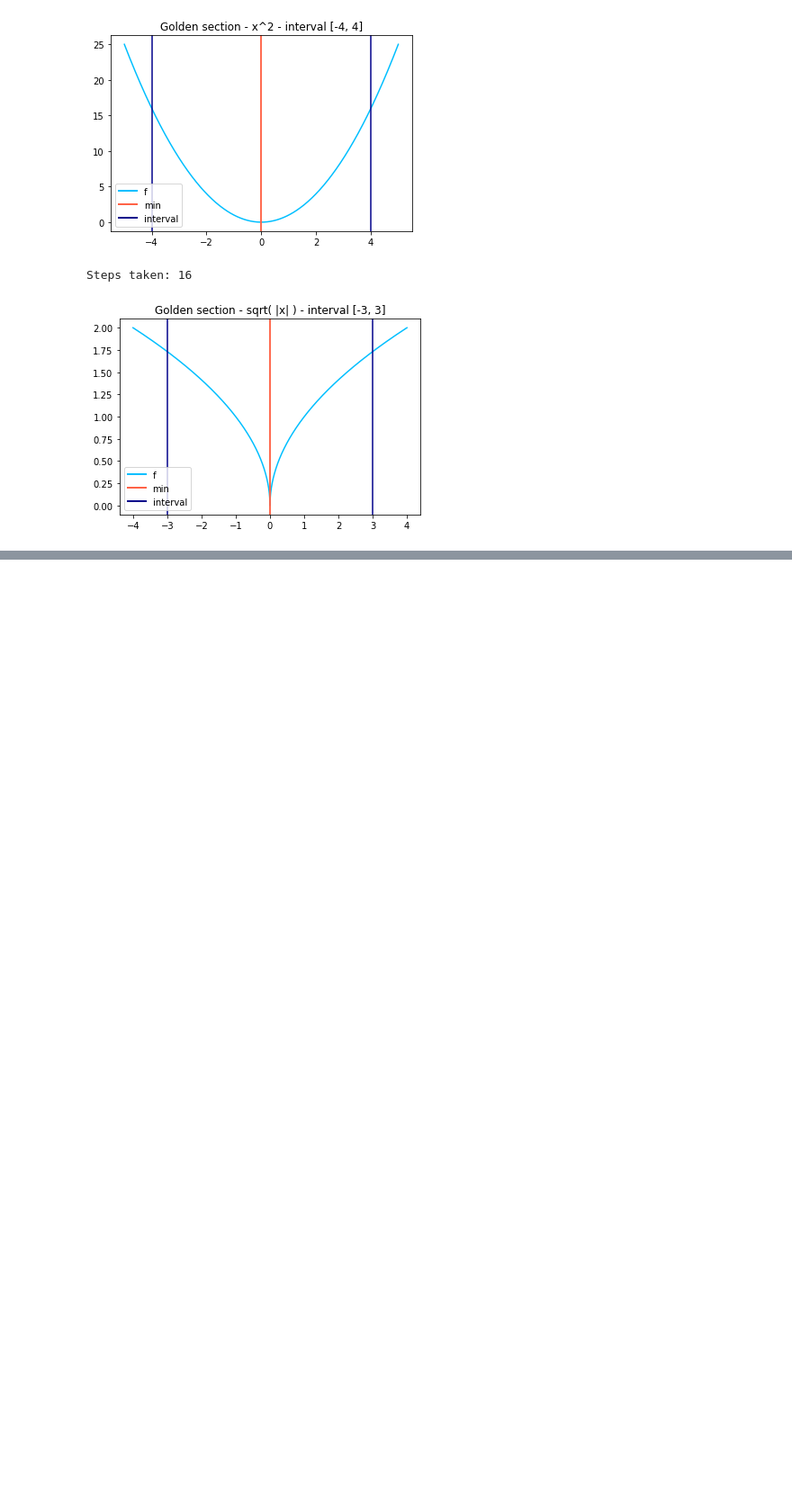
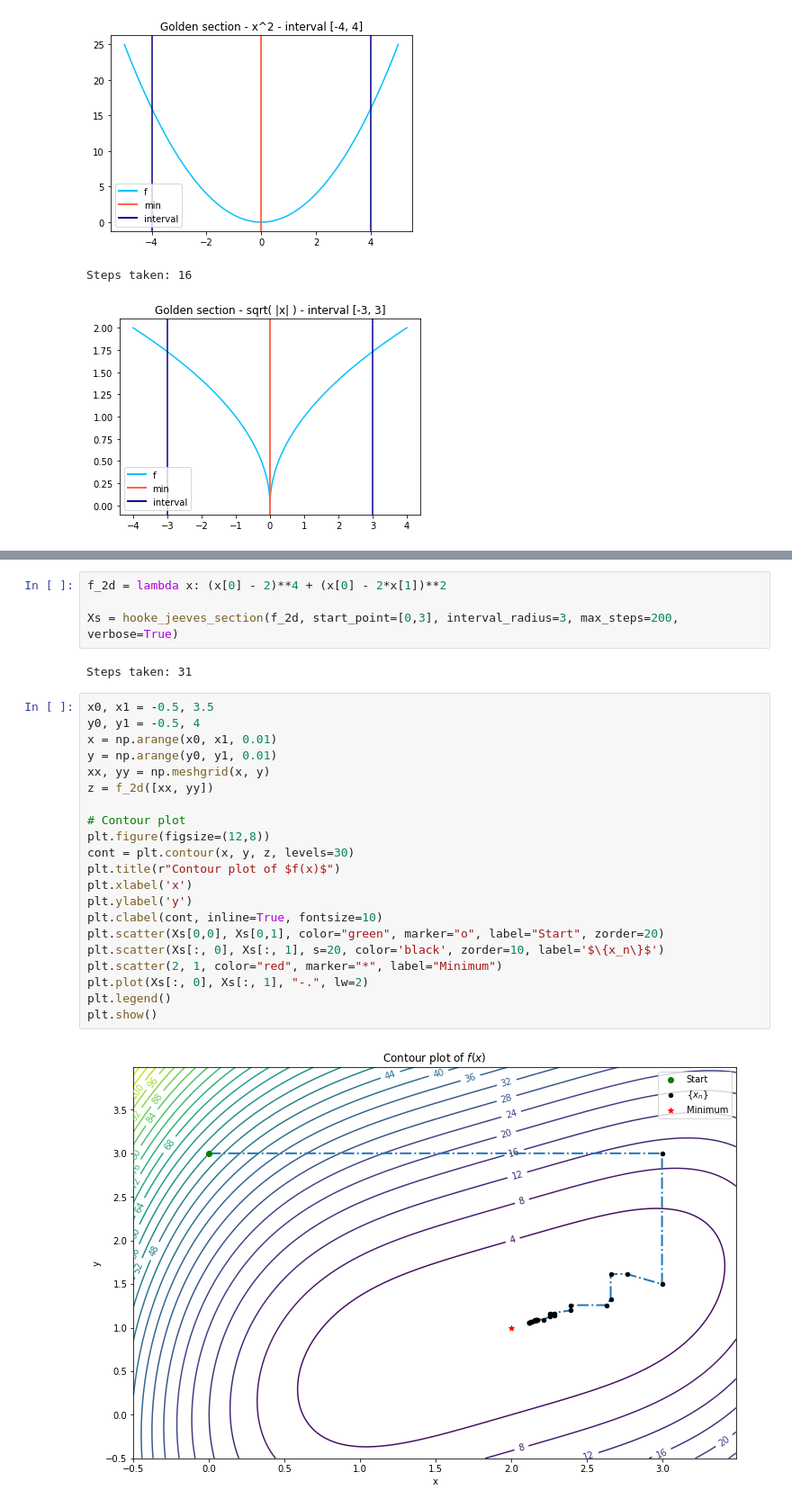
Before and after one commit to fjsaezm/mcd-opt, a Jupyter notebook: Practicas/algorithms.ipynb, the cells around one changed output, grey strips where cells are left out. Shown at 90% size. Drawn from its saved outputs; the diff is of its cells as text; blank space fills up the shorter version.

```diff
--- a/Practicas/algorithms.ipynb
+++ b/Practicas/algorithms.ipynb
@@ -176,0 +257,29 @@ Steps taken: 16
+# %%
+f_2d = lambda x: (x[0] - 2)**4 + (x[0] - 2*x[1])**2
+
+Xs = hooke_jeeves_section(f_2d, start_point=[0,3], interval_radius=3, max_steps=200, verbose=True)
+# %% [output]
+Steps taken: 31
+# %%
+x0, x1 = -0.5, 3.5
+y0, y1 = -0.5, 4
+x = np.arange(x0, x1, 0.01)
+y = np.arange(y0, y1, 0.01)
+xx, yy = np.meshgrid(x, y)
+z = f_2d([xx, yy])
+
+# Contour plot
+plt.figure(figsize=(12,8))
+cont = plt.contour(x, y, z, levels=30)
+plt.title(r"Contour plot of $f(x)$")
+plt.xlabel('x')
+plt.ylabel('y')
+plt.clabel(cont, inline=True, fontsize=10)
+plt.scatter(Xs[0,0], Xs[0,1], color="green", marker="o", label="Start", zorder=20)
+plt.scatter(Xs[:, 0], Xs[:, 1], s=20, color='black', zorder=10, label='$\{x_n\}$')
+plt.scatter(2, 1, color="red", marker="*", label="Minimum")
+plt.plot(Xs[:, 0], Xs[:, 1], "-.", lw=2)
+plt.legend()
+plt.show()
+# %% [output]
+[figure, added]
```
Also changed, not shown: parts of 2 cells of this notebook.
